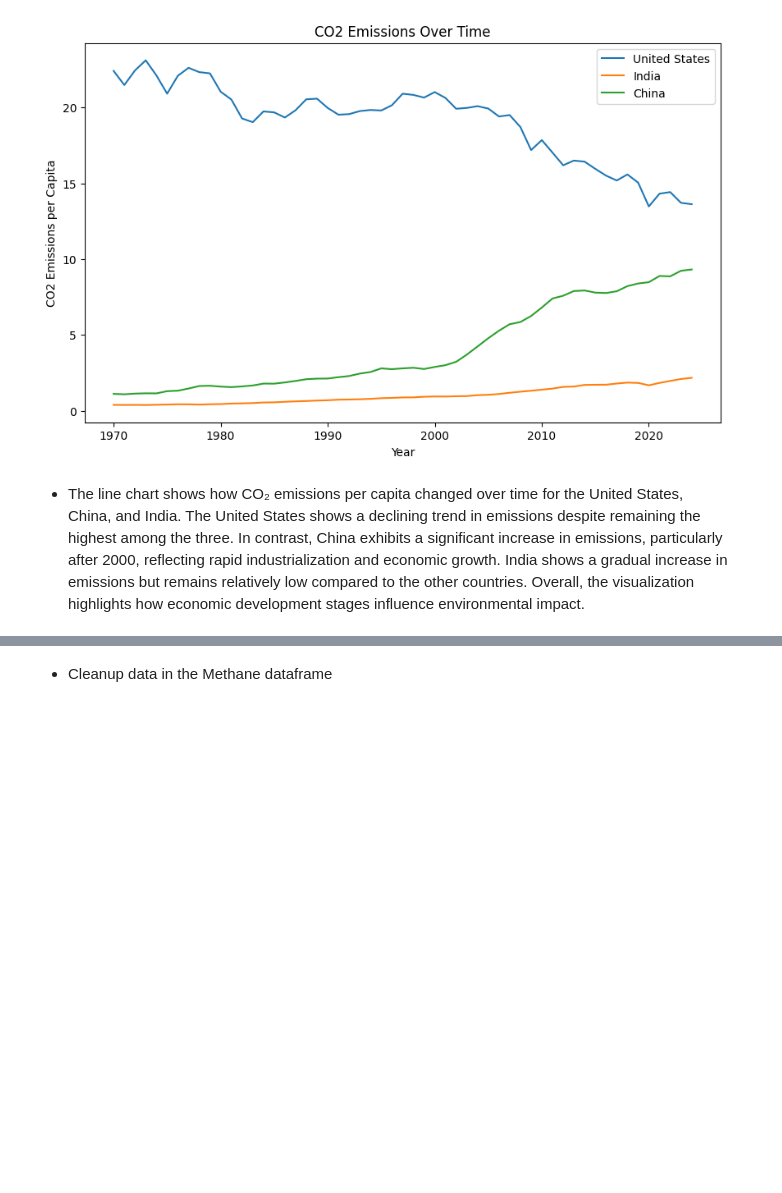
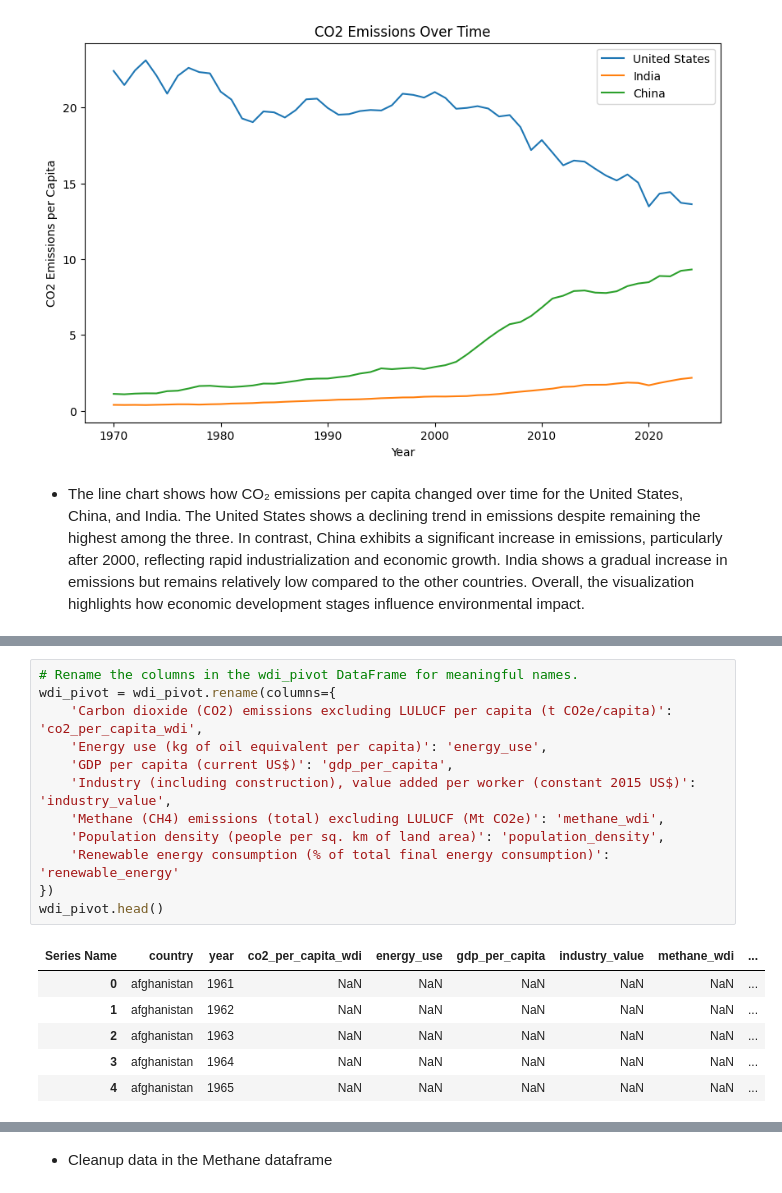
Before and after one commit to IT4063C-Spring26/final-project-proddasr, a Jupyter notebook: source.ipynb, the cells around one changed output, grey strips where cells are left out. Cells and saved outputs as stored; diff of their text form; blank space fills up the shorter version.

```diff
--- a/source.ipynb
+++ b/source.ipynb
@@ -885,0 +896,19 @@ plt.show()
+# %%
+# Rename the columns in the wdi_pivot DataFrame for meaningful names.
+wdi_pivot = wdi_pivot.rename(columns={
+    'Carbon dioxide (CO2) emissions excluding LULUCF per capita (t CO2e/capita)': 'co2_per_capita_wdi',
+    'Energy use (kg of oil equivalent per capita)': 'energy_use',
+    'GDP per capita (current US$)': 'gdp_per_capita',
+    'Industry (including construction), value added per worker (constant 2015 US$)': 'industry_value',
+    'Methane (CH4) emissions (total) excluding LULUCF (Mt CO2e)': 'methane_wdi',
+    'Population density (people per sq. km of land area)': 'population_density',
+    'Renewable energy consumption (% of total final energy consumption)': 'renewable_energy'
+})
+wdi_pivot.head()
+# %% [output]
+| Series Name | country | year | co2_per_capita_wdi | energy_use | gdp_per_capita | industry_value | methane_wdi | ... |
+| 0 | afghanistan | 1961 | NaN | NaN | NaN | NaN | NaN | ... |
+| 1 | afghanistan | 1962 | NaN | NaN | NaN | NaN | NaN | ... |
+| 2 | afghanistan | 1963 | NaN | NaN | NaN | NaN | NaN | ... |
+| 3 | afghanistan | 1964 | NaN | NaN | NaN | NaN | NaN | ... |
+| 4 | afghanistan | 1965 | NaN | NaN | NaN | NaN | NaN | ... |
```
Also changed, not shown: parts of 26 cells of this notebook.
